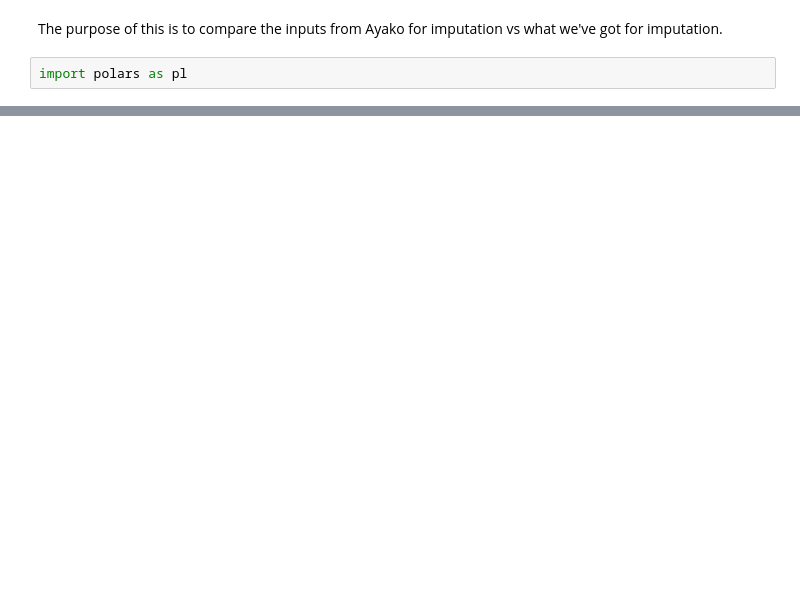
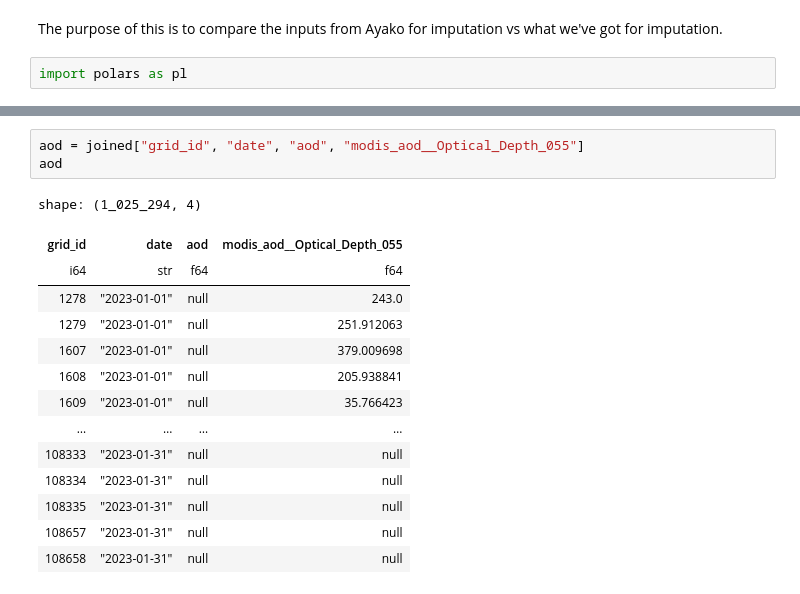
Before and after one commit to energyandcleanair/india_map, a Jupyter notebook: experiments/notebooks/20250625-pr-missing-data.ipynb, the cells around one changed output, grey strips where cells are left out. Saved outputs shown, nothing was run; the diff lists cells and outputs as text; blank space fills up the shorter version.

```diff
--- a/experiments/notebooks/20250625-pr-missing-data.ipynb
+++ b/experiments/notebooks/20250625-pr-missing-data.ipynb
@@ -82,0 +50,18 @@ actual[["date", "grid_id", "temperature_2m"]].filter(pl.col("grid_id") == grid_i
+# %%
+aod = joined["grid_id", "date", "aod", "modis_aod__Optical_Depth_055"]
+aod
+# %% [output]
+shape: (1_025_294, 4)
+| grid_id | date | aod | modis_aod__Optical_Depth_055 |
+| i64 | str | f64 | f64 |
+| 1278 | "2023-01-01" | null | 243.0 |
+| 1279 | "2023-01-01" | null | 251.912063 |
+| 1607 | "2023-01-01" | null | 379.009698 |
+| 1608 | "2023-01-01" | null | 205.938841 |
+| 1609 | "2023-01-01" | null | 35.766423 |
+| … | … | … | … |
+| 108333 | "2023-01-31" | null | null |
+| 108334 | "2023-01-31" | null | null |
+| 108335 | "2023-01-31" | null | null |
+| 108657 | "2023-01-31" | null | null |
+| 108658 | "2023-01-31" | null | null |
```
Also changed, not shown: parts of 17 cells of this notebook, 3 other files.
